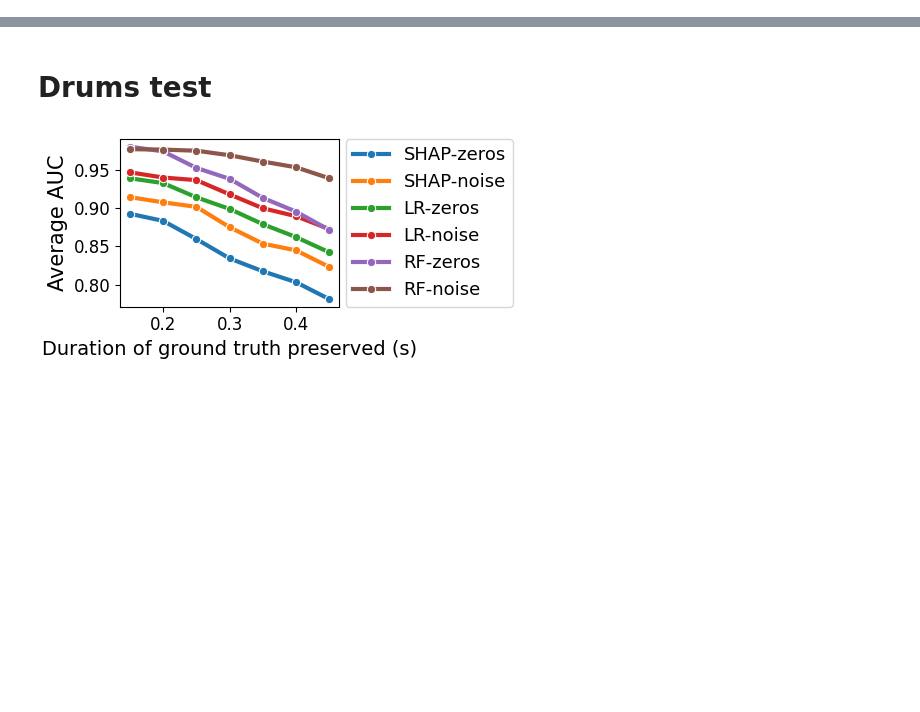
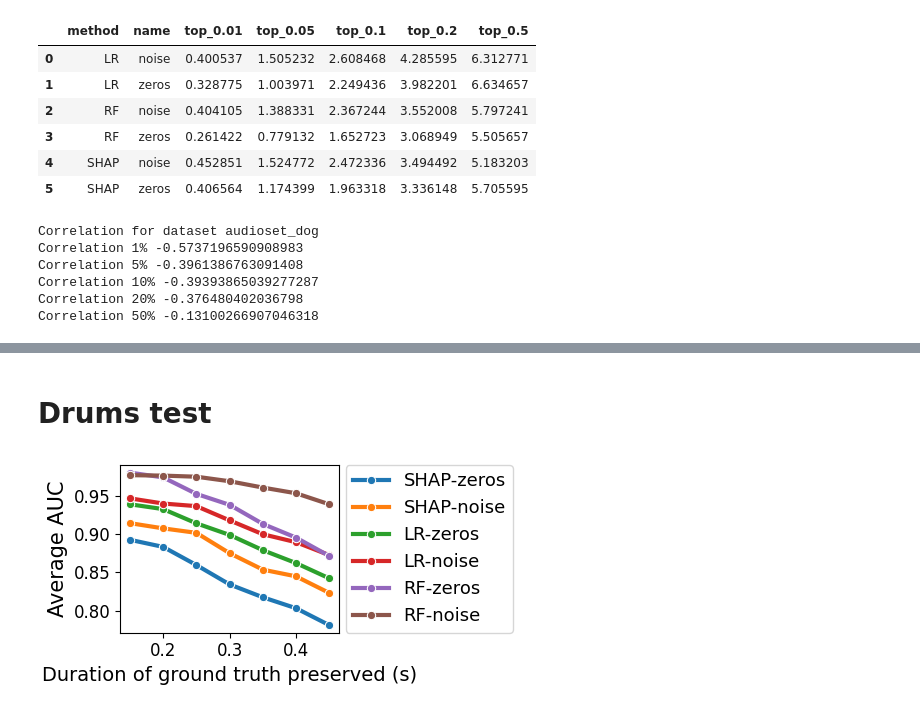
Before and after one commit to ceciliabolanos/explain_where, a Jupyter notebook: metrics_evaluation.ipynb, the cells around one changed output, grey strips where cells are left out. Saved outputs shown, nothing was run; the diff lists cells and outputs as text; code cells hidden in the pictures; blank space fills up the shorter version.

```diff
--- a/metrics_evaluation.ipynb
+++ b/metrics_evaluation.ipynb
@@ -496,0 +187,33 @@ mean_auc_df_combination.to_csv(f'/home/ec2-user/evaluations/{dataset}/faithfulne
+# %%
+mean_auc_df_combination_ff = final_df_combination_ff.groupby(['method', 'name'])[['top_0.01', 'top_0.05', 'top_0.1', 'top_0.2', 'top_0.5']].mean().reset_index()
+mean_auc_df_combination_ff
+# %% [output]
+|  | method | name | top_0.01 | top_0.05 | top_0.1 | top_0.2 | top_0.5 |
+| 0 | LR | noise | 0.400537 | 1.505232 | 2.608468 | 4.285595 | 6.312771 |
+| 1 | LR | zeros | 0.328775 | 1.003971 | 2.249436 | 3.982201 | 6.634657 |
+| 2 | RF | noise | 0.404105 | 1.388331 | 2.367244 | 3.552008 | 5.797241 |
+| 3 | RF | zeros | 0.261422 | 0.779132 | 1.652723 | 3.068949 | 5.505657 |
+| 4 | SHAP | noise | 0.452851 | 1.524772 | 2.472336 | 3.494492 | 5.183203 |
+| 5 | SHAP | zeros | 0.406564 | 1.174399 | 1.963318 | 3.336148 | 5.705595 |
+# %%
+from scipy.stats import pearsonr
+
+corr1, _ = pearsonr(mean_auc_df_combination['roc_auc'], mean_auc_df_combination_ff['top_0.01'])
+corr5, _ = pearsonr(mean_auc_df_combination['roc_auc'], mean_auc_df_combination_ff['top_0.05'])
+corr10, _ = pearsonr(mean_auc_df_combination['roc_auc'], mean_auc_df_combination_ff['top_0.1'])
+corr20, _ = pearsonr(mean_auc_df_combination['roc_auc'], mean_auc_df_combination_ff['top_0.2'])
+corr50, _ = pearsonr(mean_auc_df_combination['roc_auc'], mean_auc_df_combination_ff['top_0.5'])
+
+print(f'Correlation for dataset {dataset}')
+print(f'Correlation 1% {corr1}')
+print(f'Correlation 5% {corr5}')
+print(f'Correlation 10% {corr10}')
+print(f'Correlation 20% {corr20}')
+print(f'Correlation 50% {corr50}')
+# %% [output]
+Correlation for dataset audioset_dog
+Correlation 1% -0.5737196590908983
+Correlation 5% -0.3961386763091408
+Correlation 10% -0.39393865039277287
+Correlation 20% -0.376480402036798
+Correlation 50% -0.13100266907046318
```
Also changed, not shown: parts of 34 cells of this notebook, 49 other files.
